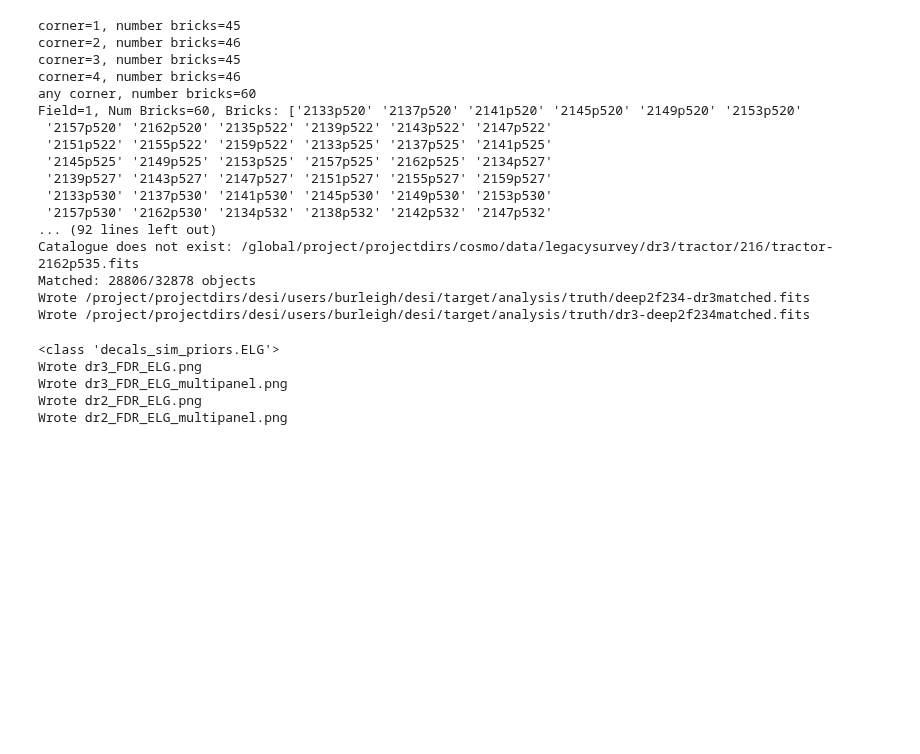
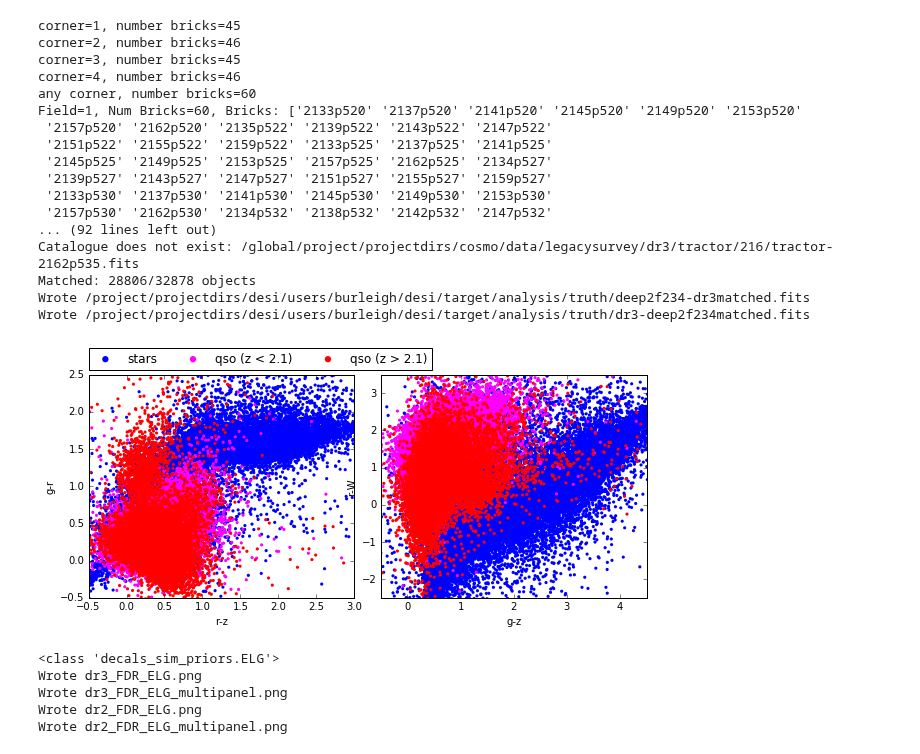
Before and after one commit to legacysurvey/legacypipe, a Jupyter notebook: py/legacyanalysis/compare_two_cats.ipynb, the cells around one changed output. Cells and saved outputs as stored; diff of their text form; code cells hidden in the pictures; blank space fills up the shorter version.

Commit message:
added qso plots

```diff
--- a/py/legacyanalysis/compare_two_cats.ipynb
+++ b/py/legacyanalysis/compare_two_cats.ipynb
@@ -343,6 +360,13 @@ Wrote /project/projectdirs/desi/users/burleigh/desi/target/analysis/truth/deep2f
 Wrote /project/projectdirs/desi/users/burleigh/desi/target/analysis/truth/dr3-deep2f234matched.fits
 # %%
 plt.legend?
+# %%
+from decals_sim_priors import QSO
+dr2= QSO(DR=2,savefig=False)
+dr2.plot()
+# dr3= ELG(DR=3,savefig=True)
+# %% [output]
+[figure, added]
 # %%
 from decals_sim_priors import ELG
 print(ELG)
```
Also changed, not shown: parts of 4 cells of this notebook, 1 other file.
